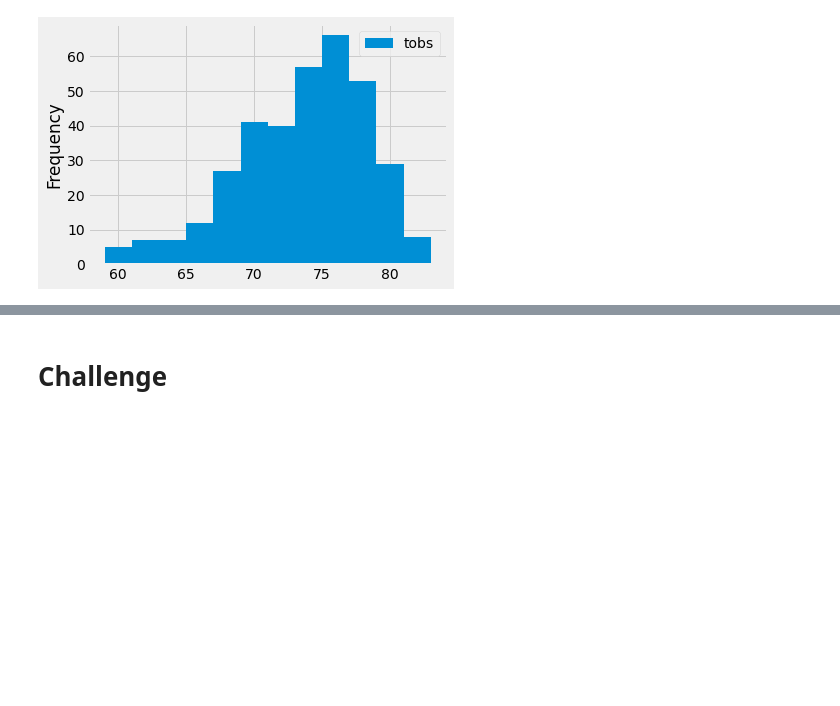
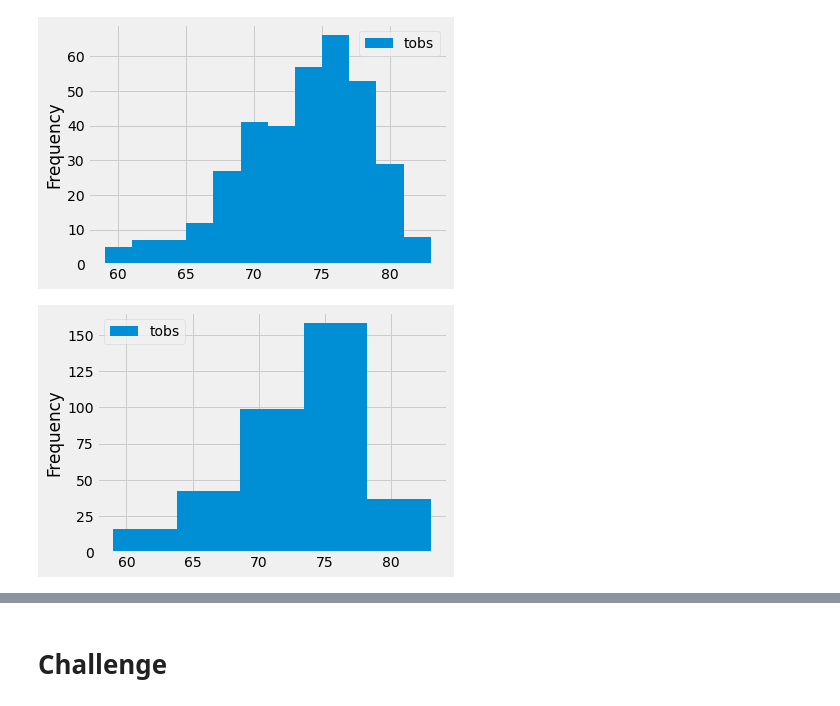
Before and after one commit to bmr209/surfs_up, a Jupyter notebook: climate_analysis.ipynb, the cells around one changed output, grey strips where cells are left out. Drawn from its saved outputs; the diff is of its cells as text; code cells hidden in the pictures; blank space fills up the shorter version.

```diff
--- a/climate_analysis.ipynb
+++ b/climate_analysis.ipynb
@@ -123,3 +123,9 @@ df.plot.hist(bins=12)
 plt.tight_layout()
 # %% [output]
 [figure]
+# %%
+# Adjusting bin number to 5
+df.plot.hist(bins=5)
+plt.tight_layout()
+# %% [output]
+[figure, added]
```
Also changed, not shown: parts of 1 cell of this notebook.
